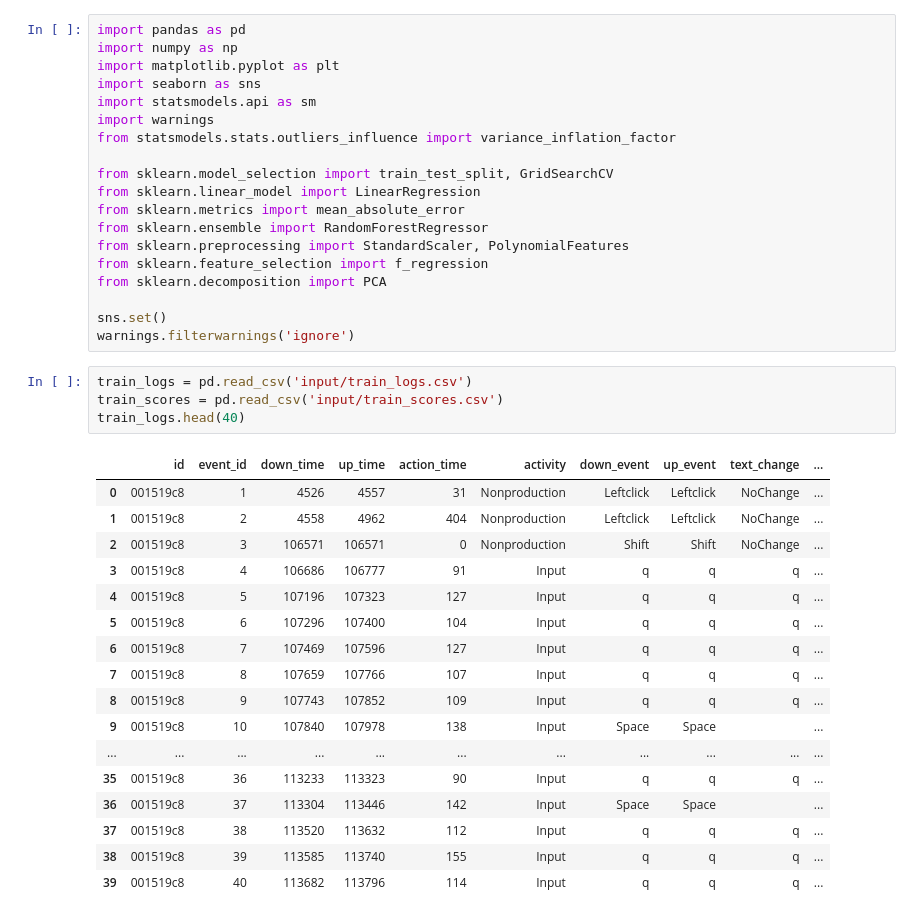
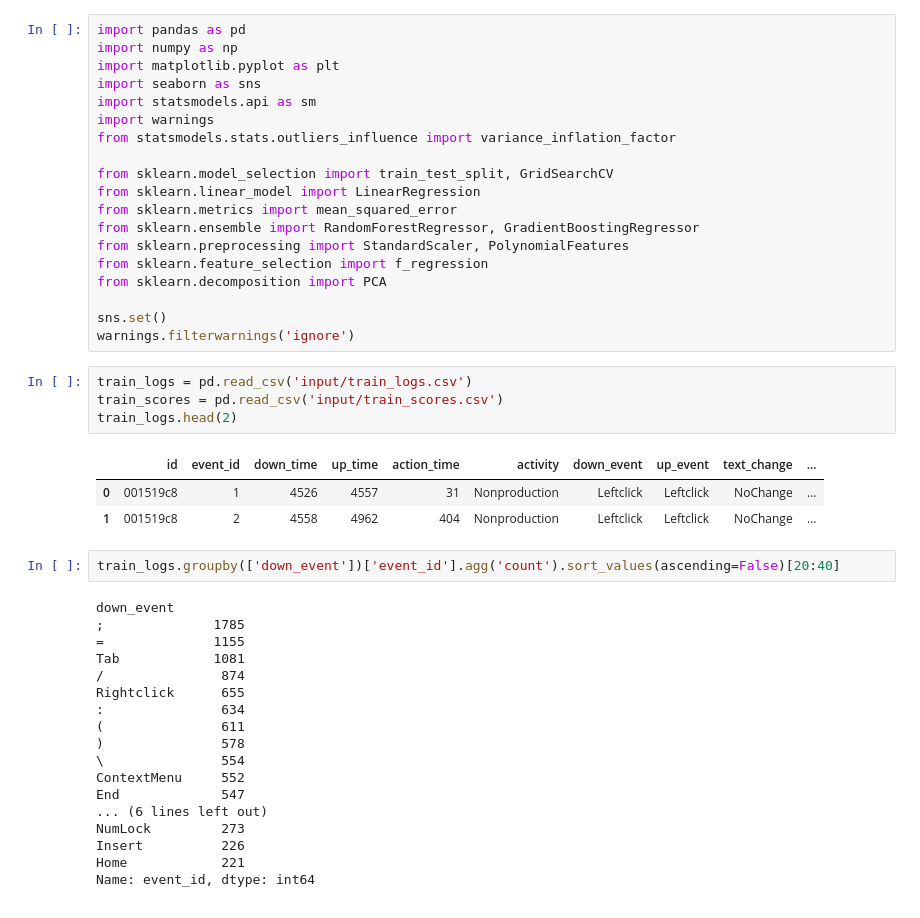
Before and after one commit to ZalmanKelber/kaggle_writing, a Jupyter notebook: writing1.ipynb, the cells around one changed output. Saved outputs shown, nothing was run; the diff lists cells and outputs as text.

```diff
--- a/writing1.ipynb
+++ b/writing1.ipynb
@@ -9,8 +9,8 @@ from statsmodels.stats.outliers_influence import variance_inflation_factor
 
 from sklearn.model_selection import train_test_split, GridSearchCV
 from sklearn.linear_model import LinearRegression
-from sklearn.metrics import mean_absolute_error
-from sklearn.ensemble import RandomForestRegressor
+from sklearn.metrics import mean_squared_error
+from sklearn.ensemble import RandomForestRegressor, GradientBoostingRegressor
 from sklearn.preprocessing import StandardScaler, PolynomialFeatures
 from sklearn.feature_selection import f_regression
 from sklearn.decomposition import PCA
@@ -20,25 +20,31 @@ warnings.filterwarnings('ignore')
 # %%
 train_logs = pd.read_csv('input/train_logs.csv')
 train_scores = pd.read_csv('input/train_scores.csv')
-train_logs.head(40)
+train_logs.head(2)
 # %% [output]
 |  | id | event_id | down_time | up_time | action_time | activity | down_event | up_event | text_change | ... |
 | 0 | 001519c8 | 1 | 4526 | 4557 | 31 | Nonproduction | Leftclick | Leftclick | NoChange | ... |
 | 1 | 001519c8 | 2 | 4558 | 4962 | 404 | Nonproduction | Leftclick | Leftclick | NoChange | ... |
-| 2 | 001519c8 | 3 | 106571 | 106571 | 0 | Nonproduction | Shift | Shift | NoChange | ... |
-| 3 | 001519c8 | 4 | 106686 | 106777 | 91 | Input | q | q | q | ... |
-| 4 | 001519c8 | 5 | 107196 | 107323 | 127 | Input | q | q | q | ... |
-| 5 | 001519c8 | 6 | 107296 | 107400 | 104 | Input | q | q | q | ... |
-| 6 | 001519c8 | 7 | 107469 | 107596 | 127 | Input | q | q | q | ... |
-| 7 | 001519c8 | 8 | 107659 | 107766 | 107 | Input | q | q | q | ... |
-| 8 | 001519c8 | 9 | 107743 | 107852 | 109 | Input | q | q | q | ... |
-| 9 | 001519c8 | 10 | 107840 | 107978 | 138 | Input | Space | Space |  | ... |
-| ... | ... | ... | ... | ... | ... | ... | ... | ... | ... | ... |
-| 35 | 001519c8 | 36 | 113233 | 113323 | 90 | Input | q | q | q | ... |
-| 36 | 001519c8 | 37 | 113304 | 113446 | 142 | Input | Space | Space |  | ... |
-| 37 | 001519c8 | 38 | 113520 | 113632 | 112 | Input | q | q | q | ... |
-| 38 | 001519c8 | 39 | 113585 | 113740 | 155 | Input | q | q | q | ... |
-| 39 | 001519c8 | 40 | 113682 | 113796 | 114 | Input | q | q | q | ... |
+# %%
+train_logs.groupby(['down_event'])['event_id'].agg('count').sort_values(ascending=False)[20:40]
+# %% [output]
+down_event
+;              1785
+=              1155
+Tab            1081
+/               874
+Rightclick      655
+:               634
+(               611
+)               578
+\               554
+ContextMenu     552
+End             547
+... (6 lines left out)
+NumLock         273
+Insert          226
+Home            221
+Name: event_id, dtype: int64
 # %%
 essays = pd.DataFrame()
 essays['id'] = train_scores['id']
```
Also changed, not shown: parts of 10 cells of this notebook.
